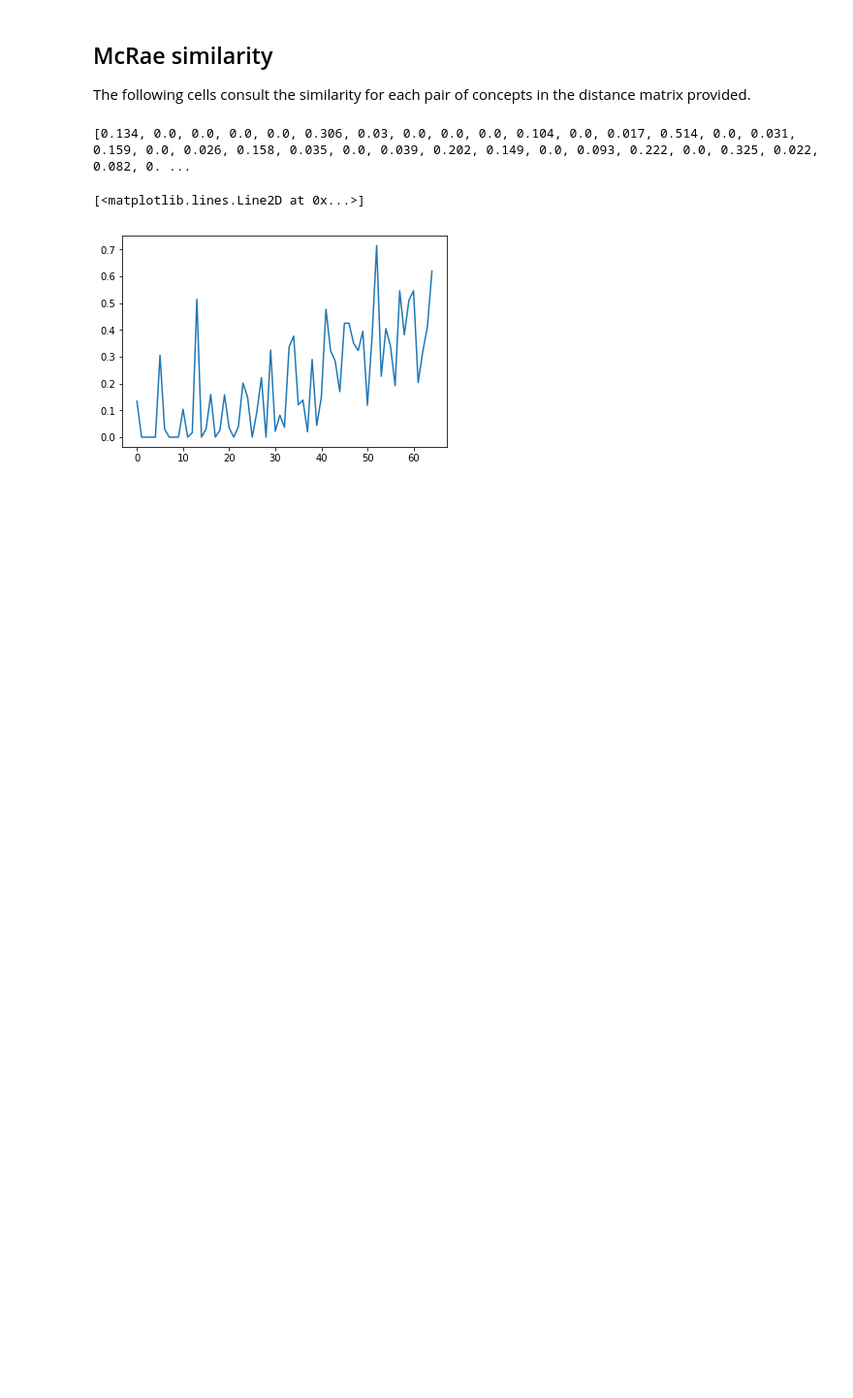
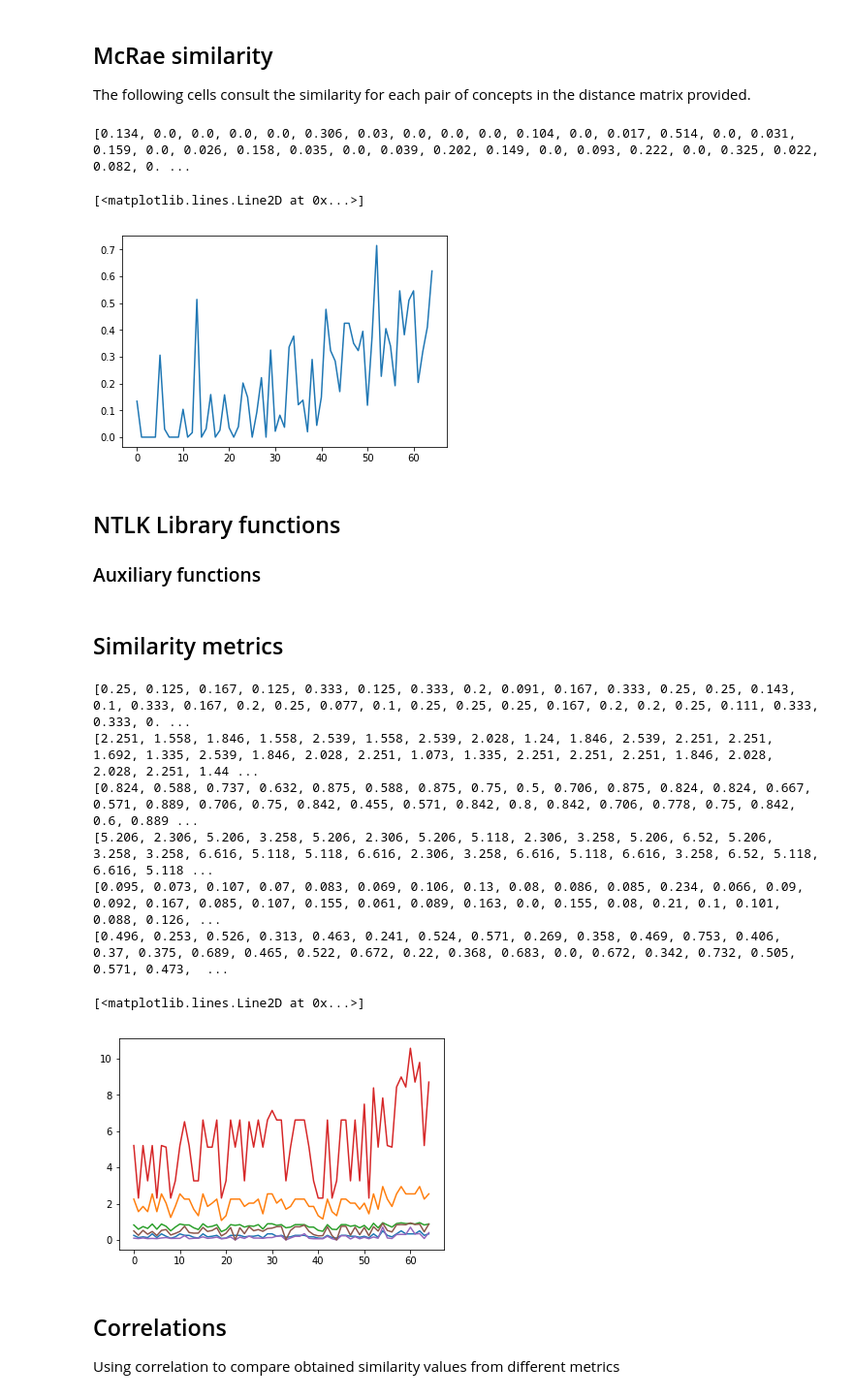
Before and after one commit to jobquiroz/VectorSymbolicArchitectures, a Jupyter notebook: CompareHumanData/ComparingSimilarity.ipynb, the cells around one changed output. Shown at 97% size. Saved outputs shown, nothing was run; the diff lists cells and outputs as text; code cells hidden in the pictures; blank space fills up the shorter version.

```diff
--- a/CompareHumanData/ComparingSimilarity.ipynb
+++ b/CompareHumanData/ComparingSimilarity.ipynb
@@ -103,3 +118,79 @@ plt.plot(McRae_sim)
 # COMPARAR AQUI CONTRA LOS DE NLTK...
 # DAR FORMATO A GRAFICAS...
 # CORRELACIÓN...
+# %% [markdown]
+## NTLK Library functions
+
+### Auxiliary functions
+# %%
+brown_ic = wordnet_ic.ic('ic-brown.dat')
+
+def get_synset (concept):
+    "Given a concept name (string) it returns its synset (string)"
+    # Dataframe for excel document
+    df = pd.read_excel(pathh + 'CONCS_Synset_brm.xlsx') #../McRaedataset/CONCS_Synset_brm.xlsx')
+    row = df.loc[df['Concept'] == concept]
+    return str(list(row['Synset'] )[0])
+
+def similarity_fun ( similarity_metric, pair, corpus = None):
+    "Given a similarity_metric function it returns a list of the num closest concepts to 'concept'"
+    c_synset_1 = wn.synset( get_synset(pair[0]))
+    c_synset_2 = wn.synset( get_synset(pair[1]))
+    if corpus:
+        return round(similarity_metric(c_synset_1, c_synset_2, corpus), 3)
+    else:
+        return round(similarity_metric(c_synset_1, c_synset_2), 3)
+# %% [markdown]
+## Similarity metrics
+# %%
+# Path similarity
+Path_sim = []
+for pair in PConcepts:
+    Path_sim.append(similarity_fun(wn.path_similarity, pair))
+print Path_sim
+
+LC_sim = []
+for pair in PConcepts:
+    LC_sim.append(similarity_fun(wn.lch_similarity, pair))
+print LC_sim
+
+WUP_sim = []
+for pair in PConcepts:
+    WUP_sim.append(similarity_fun(wn.wup_similarity, pair))
+print WUP_sim
+
+# Information Content
+Res_sim = []
+for pair in PConcepts:
+    Res_sim.append(similarity_fun(wn.res_similarity, pair, brown_ic))
+print Res_sim
+
+JC_sim = []
+for pair in PConcepts:
+    JC_sim.append(similarity_fun(wn.jcn_similarity, pair, brown_ic))
+print JC_sim
+
+Lin_sim = []
+for pair in PConcepts:
+    Lin_sim.append(similarity_fun(wn.lin_similarity, pair, brown_ic))
+print Lin_sim
+
+plt.plot(Path_sim)
+plt.plot(LC_sim)
+plt.plot(WUP_sim)
+plt.plot(Res_sim)
+plt.plot(JC_sim)
+plt.plot(Lin_sim)
+# %% [output]
+[0.25, 0.125, 0.167, 0.125, 0.333, 0.125, 0.333, 0.2, 0.091, 0.167, 0.333, 0.25, 0.25, 0.143, 0.1, 0.333, 0.167, 0.2, 0.25, 0.077, 0.1, 0.25, 0.25, 0.25, 0.167, 0.2, 0.2, 0.25, 0.111, 0.333, 0.333, 0. ...
+[2.251, 1.558, 1.846, 1.558, 2.539, 1.558, 2.539, 2.028, 1.24, 1.846, 2.539, 2.251, 2.251, 1.692, 1.335, 2.539, 1.846, 2.028, 2.251, 1.073, 1.335, 2.251, 2.251, 2.251, 1.846, 2.028, 2.028, 2.251, 1.44 ...
+[0.824, 0.588, 0.737, 0.632, 0.875, 0.588, 0.875, 0.75, 0.5, 0.706, 0.875, 0.824, 0.824, 0.667, 0.571, 0.889, 0.706, 0.75, 0.842, 0.455, 0.571, 0.842, 0.8, 0.842, 0.706, 0.778, 0.75, 0.842, 0.6, 0.889 ...
+[5.206, 2.306, 5.206, 3.258, 5.206, 2.306, 5.206, 5.118, 2.306, 3.258, 5.206, 6.52, 5.206, 3.258, 3.258, 6.616, 5.118, 5.118, 6.616, 2.306, 3.258, 6.616, 5.118, 6.616, 3.258, 6.52, 5.118, 6.616, 5.118 ...
+[0.095, 0.073, 0.107, 0.07, 0.083, 0.069, 0.106, 0.13, 0.08, 0.086, 0.085, 0.234, 0.066, 0.09, 0.092, 0.167, 0.085, 0.107, 0.155, 0.061, 0.089, 0.163, 0.0, 0.155, 0.08, 0.21, 0.1, 0.101, 0.088, 0.126, ...
+[0.496, 0.253, 0.526, 0.313, 0.463, 0.241, 0.524, 0.571, 0.269, 0.358, 0.469, 0.753, 0.406, 0.37, 0.375, 0.689, 0.465, 0.522, 0.672, 0.22, 0.368, 0.683, 0.0, 0.672, 0.342, 0.732, 0.505, 0.571, 0.473,  ...
+[<matplotlib.lines.Line2D at 0x...>]
+[figure, added]
+# %% [markdown]
+## Correlations
+
+Using correlation to compare obtained similarity values from different metrics
```
Also changed, not shown: parts of 7 cells of this notebook, 3 other files.
